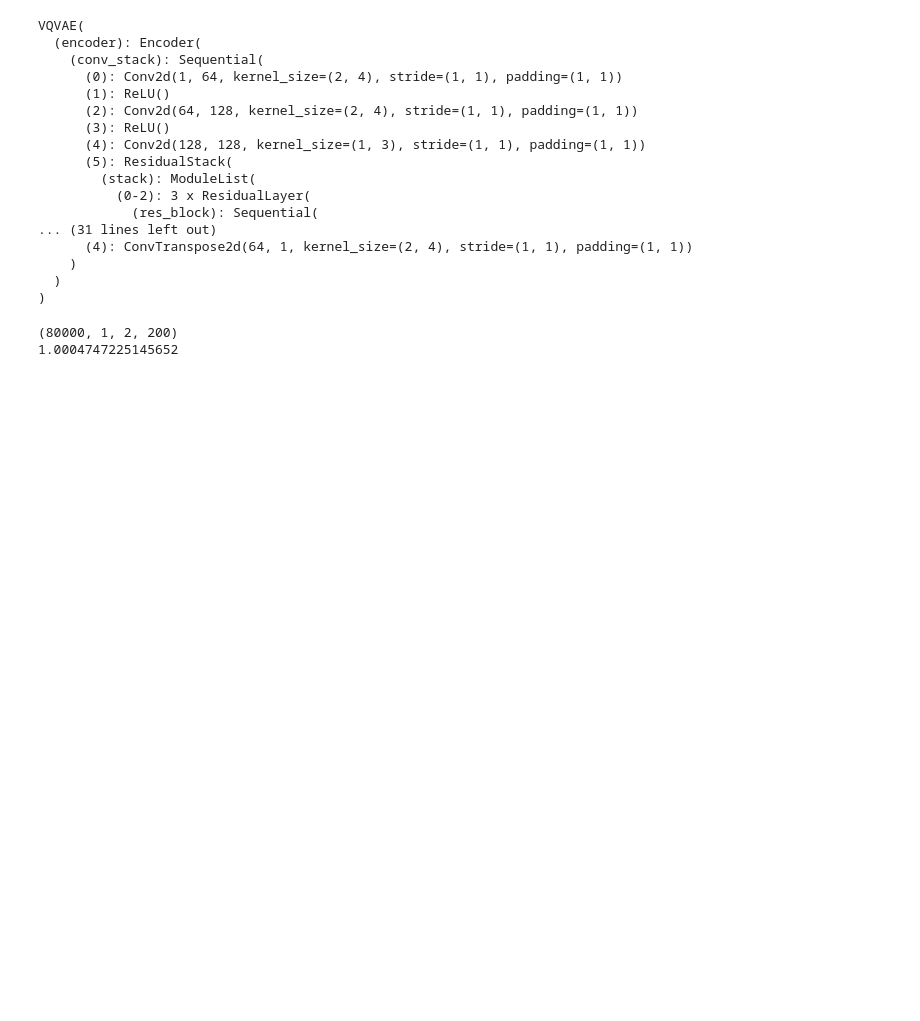
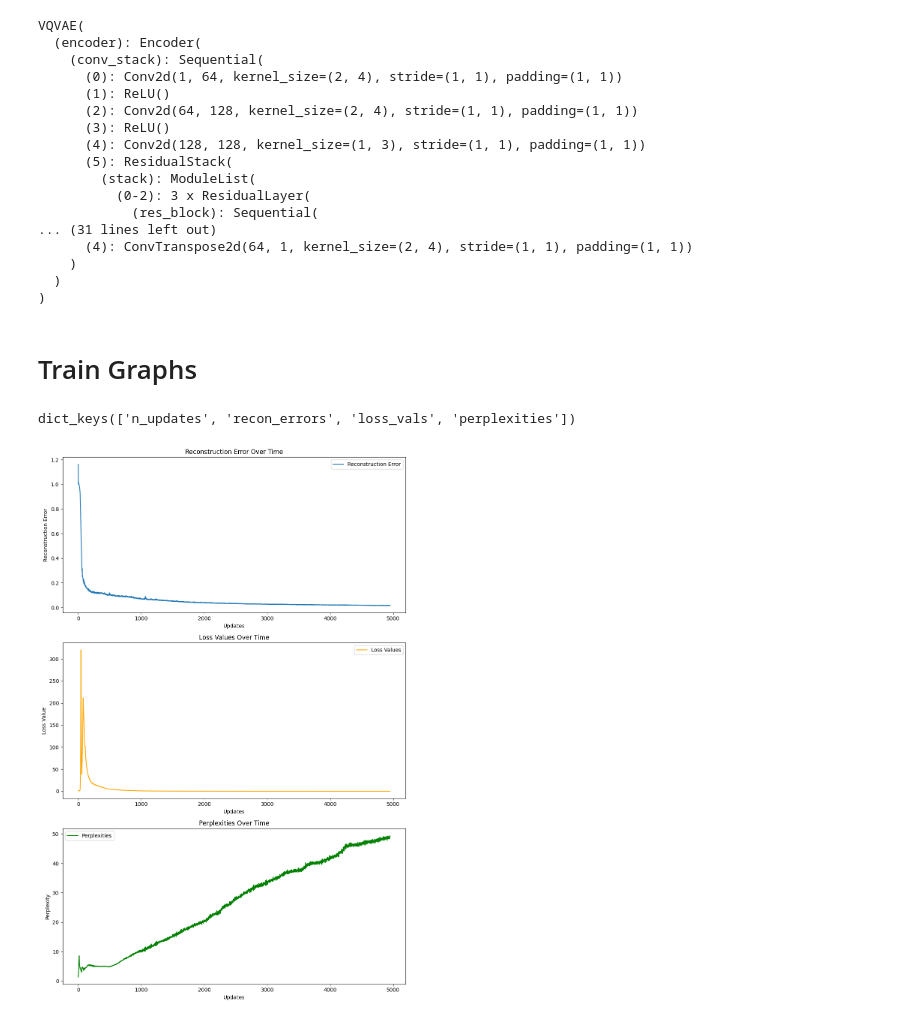
Before and after one commit to pink10000/vqvae-smash, a Jupyter notebook: visualization.ipynb, the cells around one changed output. Cells and saved outputs as stored; diff of their text form; code cells hidden in the pictures; blank space fills up the shorter version.

```diff
--- a/visualization.ipynb
+++ b/visualization.ipynb
@@ -424,8 +410,6 @@ VQVAE(
 # %%
-model.load_state_dict(torch.load("results/vqvae_data_sun_jan_12_08_26_21_2025.pth")['model'])
 # bbh = np.load('bbh_for_challenge.npy')
 # backgroundtest = np.load('backgroundtest.npy')
-
 
 # bbhpath = data_folder_path + '/bbh_for_challenge.npy'
 # bbh = load_hackathon(filepath=data_file_path, train=False)
@@ -436,8 +420,8 @@ model.load_state_dict(torch.load("results/vqvae_data_sun_jan_12_08_26_21_2025.pt
 @torch.no_grad()
 def process_batches(data_file_path, batch_size):
     # Create a DataLoader for batching
-    data = load_hackathon(filepath=data_file_path, train=False)
-    data_loader = DataLoader(bbh, batch_size=BATCH_SIZE, pin_memory=True)
+    data = load_hackathon(filepath=data_file_path)
+    data_loader = DataLoader(data, batch_size=BATCH_SIZE, pin_memory=True)
 
     outputs = []
 
@@ -455,8 +439,50 @@ def process_batches(data_file_path, batch_size):
     return outputs.to('cpu').numpy().reshape(-1, 2, 200)
 
 def predict(X, batch_size=8):
-
-    return np.mean((process_batches(X, batch_size=batch_size) - X) ** 2, axis=(1,2))
+    return np.mean((process_batches(data_file_path=X, batch_size=batch_size) - np.load(X)) ** 2, axis=(1,2))
-# %% [output]
-(80000, 1, 2, 200)
-1.0004747225145652
+# %% [markdown]
+# Train Graphs
+# %%
+model2 = VQVAE(N_HIDDENS, N_RESIDUAL_HIDDENS,
+                N_RESIDUAL_LAYERS, N_EMBEDDINGS, EMBEDDING_DIM, BETA).to(device)
+data = torch.load("results/vqvae_data_sun_jan_12_10_49_12_2025.pth", map_location=torch.device('cpu'))
+print(data['results'].keys())
+# %% [output]
+dict_keys(['n_updates', 'recon_errors', 'loss_vals', 'perplexities'])
+# %%
+import matplotlib.pyplot as plt
+
+# Extract data
+recon_errors = data['results']['recon_errors']
+loss_vals = data['results']['loss_vals']
+perplexities = data['results']['perplexities']
+
+# Create subplots
+fig, axs = plt.subplots(3, 1, figsize=(10, 15))
+
+# Plot recon_errors
+axs[0].plot(recon_errors, label='Reconstruction Error')
+axs[0].set_title('Reconstruction Error Over Time')
+axs[0].set_xlabel('Updates')
+axs[0].set_ylabel('Reconstruction Error')
+axs[0].legend()
+
+# Plot loss_vals
+axs[1].plot(loss_vals, label='Loss Values', color='orange')
+axs[1].set_title('Loss Values Over Time')
+axs[1].set_xlabel('Updates')
+axs[1].set_ylabel('Loss Value')
+axs[1].legend()
+
+# Plot perplexities
+axs[2].plot(perplexities, label='Perplexities', color='green')
+axs[2].set_title('Perplexities Over Time')
+axs[2].set_xlabel('Updates')
+axs[2].set_ylabel('Perplexity')
+axs[2].legend()
+
+# Show the plots
+plt.tight_layout()
+plt.show()
+# %% [output]
+[figure, added]
```
Also changed, not shown: parts of 5 cells of this notebook, 1 other file.
